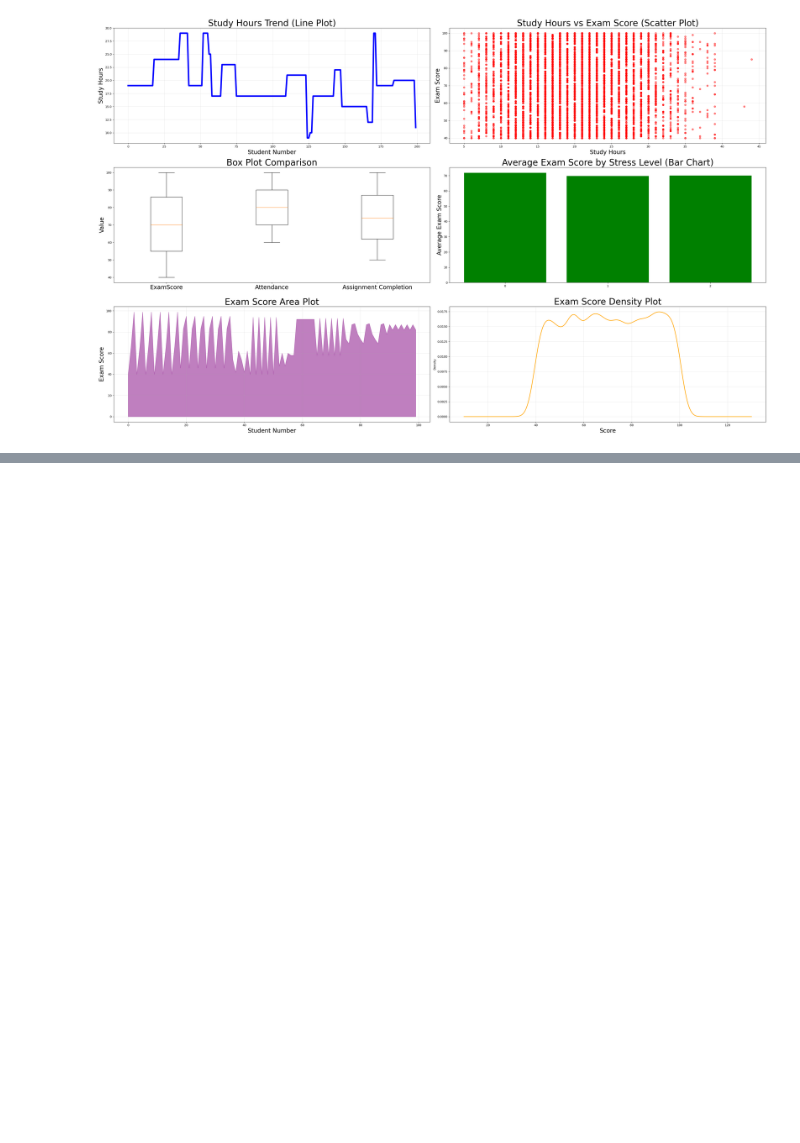
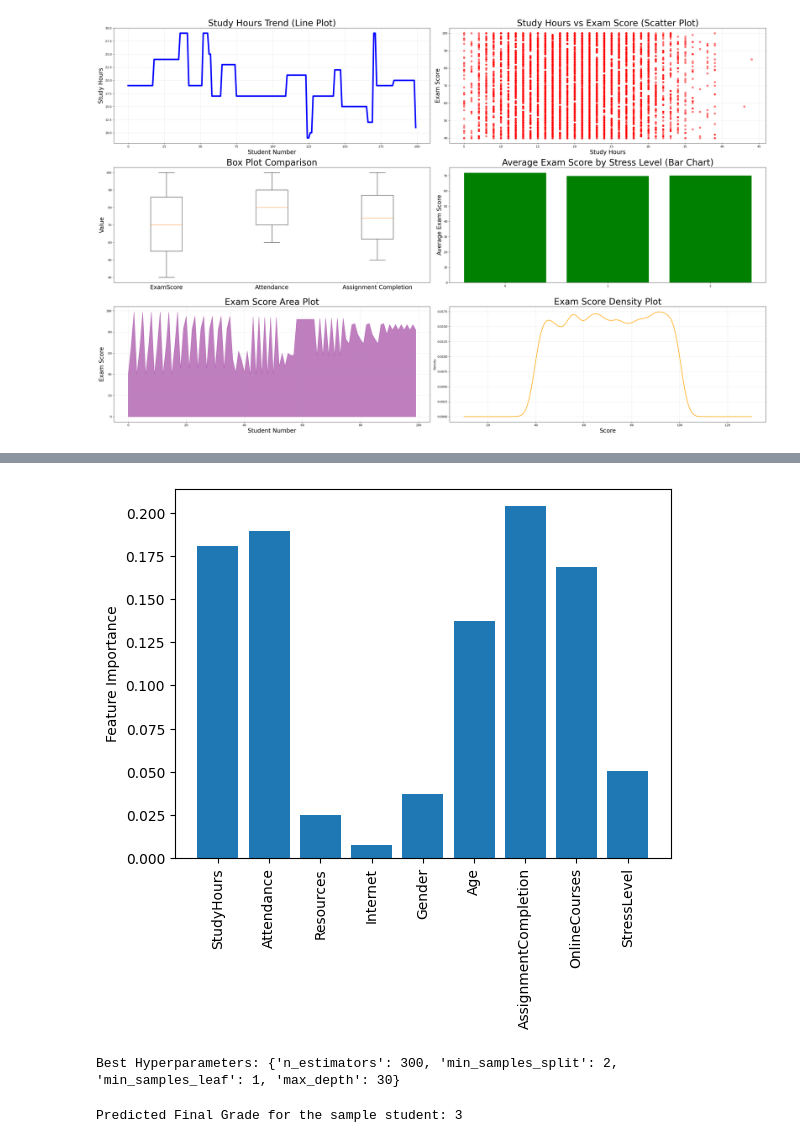
Before and after one commit to benjiie92/exam-results, a Jupyter notebook: Exam_results.ipynb, the cells around one changed output, grey strips where cells are left out. Drawn from its saved outputs; the diff is of its cells as text; code cells hidden in the pictures; blank space fills up the shorter version.

```diff
--- a/Exam_results.ipynb
+++ b/Exam_results.ipynb
@@ -207,0 +270,29 @@ plt.show()
+# %%
+importances = model.feature_importances_
+plt.bar(range(len(importances)), importances)
+plt.xticks(range(len(importances)), X, rotation=90)
+plt.ylabel("Feature Importance")
+plt.show()
+# %% [output]
+[figure, added]
+# %%
+from sklearn.model_selection import RandomizedSearchCV
+param_grid = {
+    'n_estimators': [100, 200, 300],
+    'max_depth': [None, 10, 20, 30],
+    'min_samples_split': [2, 5, 10],
+    'min_samples_leaf': [1, 2, 4],
+}
+model_random = RandomizedSearchCV(estimator=model, param_distributions=param_grid, n_iter=10, cv=3, random_state=42)
+model_random.fit(X_train, y_train)
+print("Best Hyperparameters:", model_random.best_params_)
+best_model = model_random.best_estimator_
+# %% [output]
+Best Hyperparameters: {'n_estimators': 300, 'min_samples_split': 2, 'min_samples_leaf': 1, 'max_depth': 30}
+# %%
+import numpy as np
+sample = np.array([[24,98,1,1,1,29,65,3,2]])
+predicted_grade = best_model.predict(sample)
+print(f"Predicted Final Grade for the sample student: {predicted_grade[0]}")
+# %% [output]
+Predicted Final Grade for the sample student: 3
```
Also changed, not shown: parts of 10 cells of this notebook.
